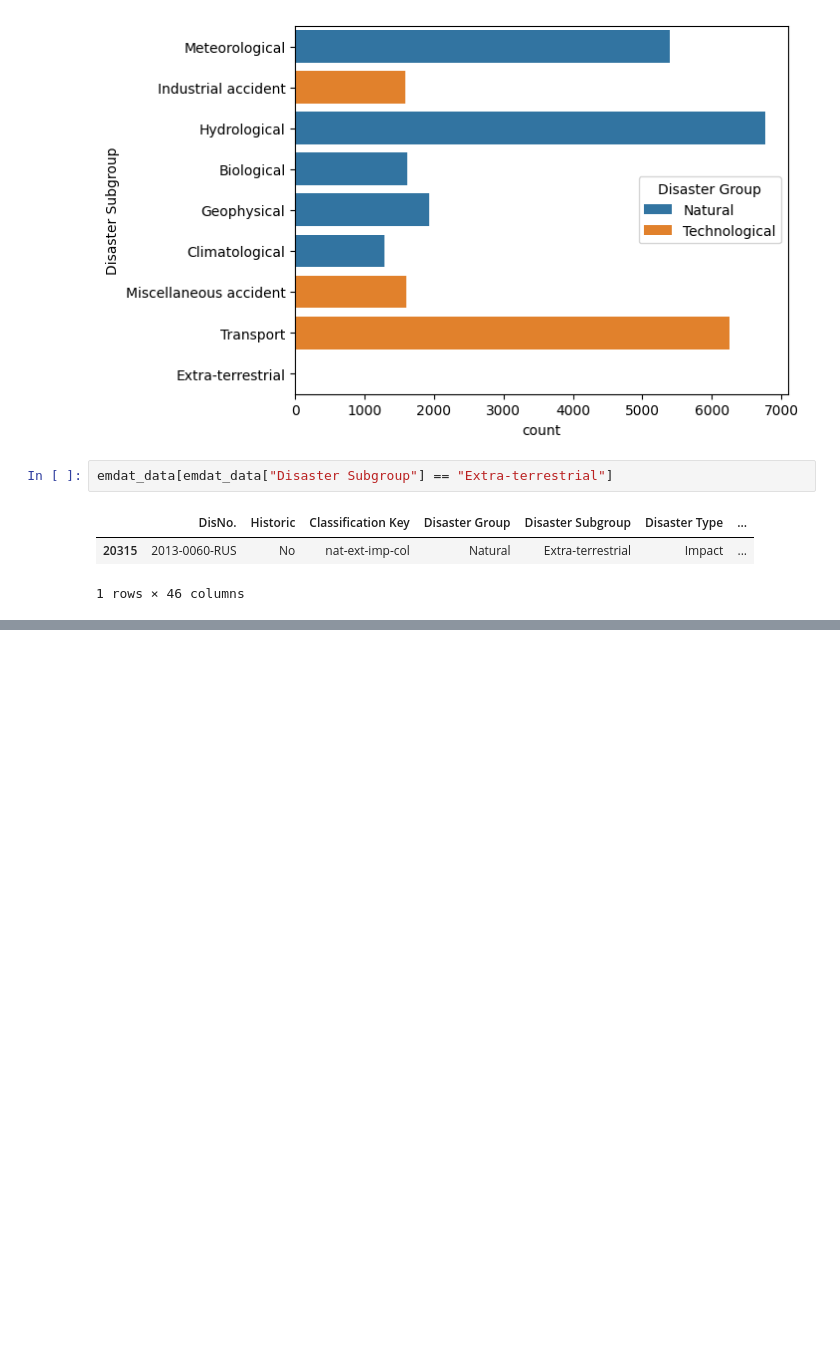
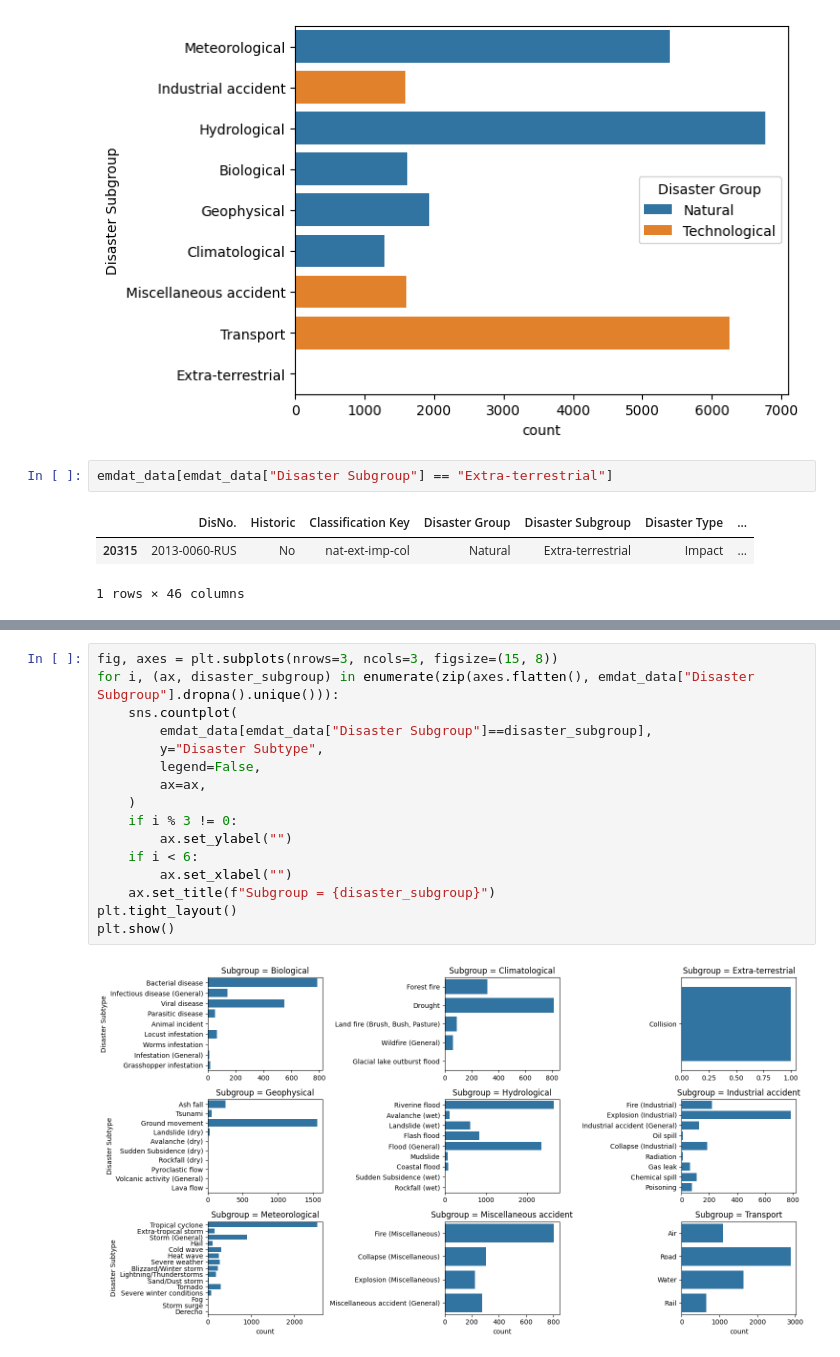
Before and after one commit to com-480-data-visualization/project-2024-DisasterClass, a Jupyter notebook: exploratory_data_analysis.ipynb, the cells around one changed output, grey strips where cells are left out. Saved outputs shown, nothing was run; the diff lists cells and outputs as text; blank space fills up the shorter version.

```diff
--- a/exploratory_data_analysis.ipynb
+++ b/exploratory_data_analysis.ipynb
@@ -39,0 +51,18 @@ array(['Kph', 'm3', 'Km2', 'Vaccinated', nan, 'Richter', '°C'],
+# %%
+fig, axes = plt.subplots(nrows=3, ncols=3, figsize=(15, 8))
+for i, (ax, disaster_subgroup) in enumerate(zip(axes.flatten(), emdat_data["Disaster Subgroup"].dropna().unique())):
+    sns.countplot(
+        emdat_data[emdat_data["Disaster Subgroup"]==disaster_subgroup],
+        y="Disaster Subtype",
+        legend=False,
+        ax=ax,
+    )
+    if i % 3 != 0:
+        ax.set_ylabel("")
+    if i < 6:
+        ax.set_xlabel("")
+    ax.set_title(f"Subgroup = {disaster_subgroup}")
+plt.tight_layout()
+plt.show()
+# %% [output]
+[figure, added]
```
Also changed, not shown: parts of 10 cells of this notebook.
